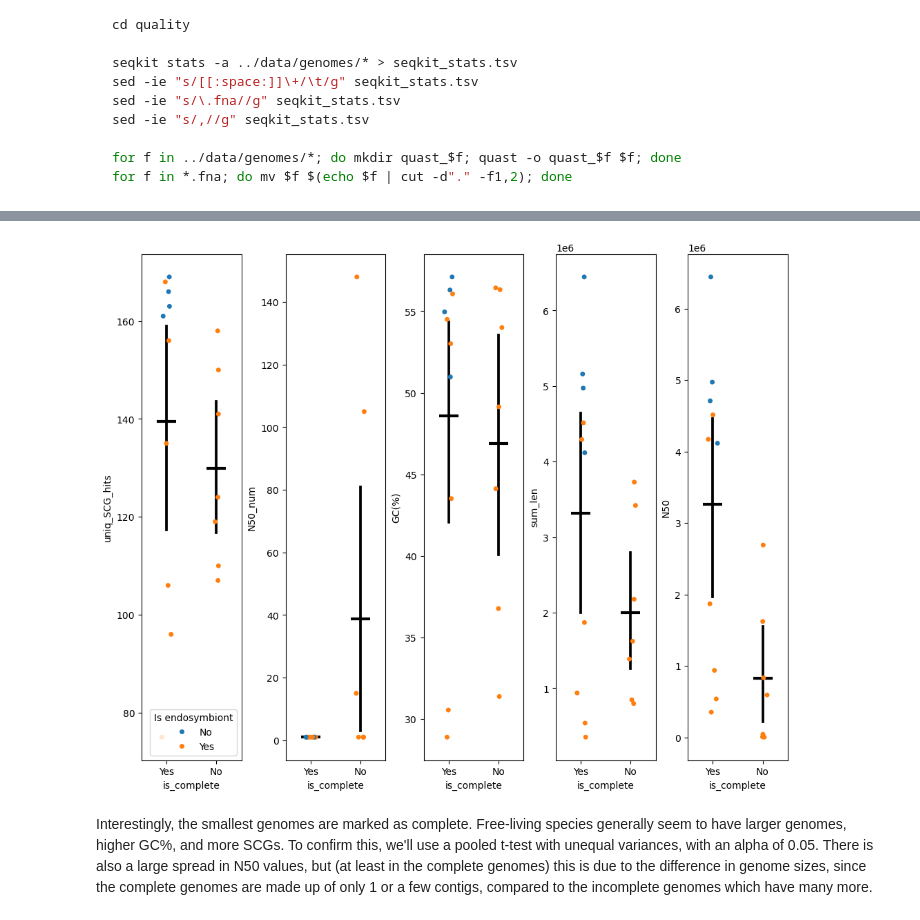
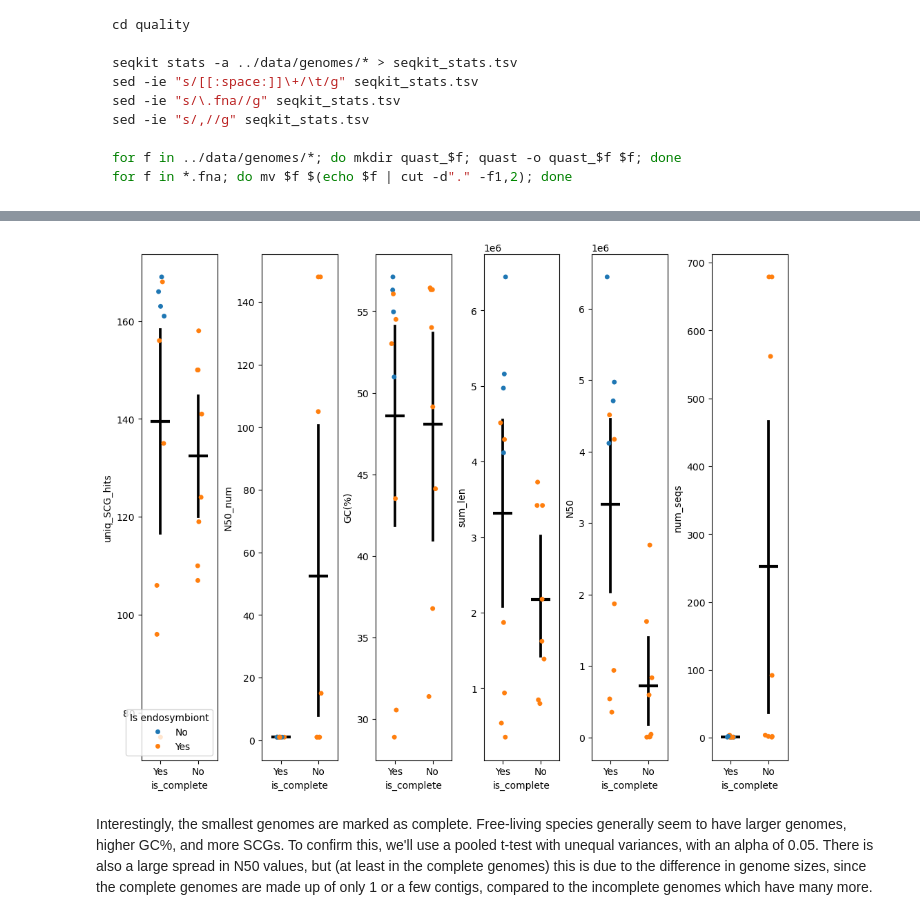
Before and after one commit to drumfreakk/GBI_endosymbiosis, a Jupyter notebook: endosymbiosis_logbook.ipynb, the cells around one changed output, grey strips where cells are left out. Drawn from its saved outputs; the diff is of its cells as text; code cells hidden in the pictures.

Commit message:
Pretty plots

```diff
--- a/endosymbiosis_logbook.ipynb
+++ b/endosymbiosis_logbook.ipynb
@@ -144,28 +145,31 @@ df
 # %%
-fig, axes = plt.subplots(1,5,constrained_layout=True)
+fig, axes = plt.subplots(1,6,constrained_layout=True)
 
 sns.stripplot(data=df,x="is_complete",y="uniq_SCG_hits",hue="is_endosymb", ax = axes[0])
 sns.pointplot(data=df,x="is_complete",y="uniq_SCG_hits",linestyle="none",errorbar="ci",marker="_",markersize=20,markeredgewidth=3,ax=axes[0],color="black")
 
 sns.stripplot(data=df,x="is_complete",y="N50_num",hue="is_endosymb", ax = axes[1],legend=False)
 sns.pointplot(data=df,x="is_complete",y="N50_num",linestyle="none", errorbar="ci", marker="_",markersize=20,markeredgewidth=3,ax=axes[1],color="black")
 
 sns.stripplot(data=df,x="is_complete",y="GC(%)",hue="is_endosymb", ax = axes[2],legend=False)
 sns.pointplot(data=df,x="is_complete",y="GC(%)",linestyle="none", errorbar="ci", marker="_",markersize=20,markeredgewidth=3,ax=axes[2],color="black")
 
 sns.stripplot(data=df,x="is_complete",y="sum_len",hue="is_endosymb", ax = axes[3],legend=False)
 sns.pointplot(data=df,x="is_complete",y="sum_len",linestyle="none", errorbar="ci", marker="_",markersize=20,markeredgewidth=3,ax=axes[3],color="black")
 
 sns.stripplot(data=df,x="is_complete",y="N50",hue="is_endosymb", ax = axes[4],legend=False)
 sns.pointplot(data=df,x="is_complete",y="N50",linestyle="none", errorbar="ci", marker="_",markersize=20,markeredgewidth=3,ax=axes[4],color="black")
 
+sns.stripplot(data=df,x="is_complete",y="num_seqs",hue="is_endosymb", ax = axes[5],legend=False)
+sns.pointplot(data=df,x="is_complete",y="num_seqs",linestyle="none", errorbar="ci", marker="_",markersize=20,markeredgewidth=3,ax=axes[5],color="black")
+
 handles, labels = axes[2].get_legend_handles_labels()
 axes[0].legend(title="Is endosymbiont", loc='lower right')
 
 fig.set_size_inches(10, 8)
 plt.show()
 # %% [output]
-[figure, old version]
+[figure, new version]
 # %% [markdown]
 Interestingly, the smallest genomes are marked as complete. Free-living species generally seem to have larger genomes, higher GC%, and more SCGs. To confirm this, we'll use a pooled t-test with unequal variances, with an alpha of 0.05.
 There is also a large spread in N50 values, but (at least in the complete genomes) this is due to the difference in genome sizes, since the complete genomes are made up of only 1 or a few contigs, compared to the incomplete genomes which have many more.
```
Also changed, not shown: parts of 3 cells of this notebook, 4 other files.
